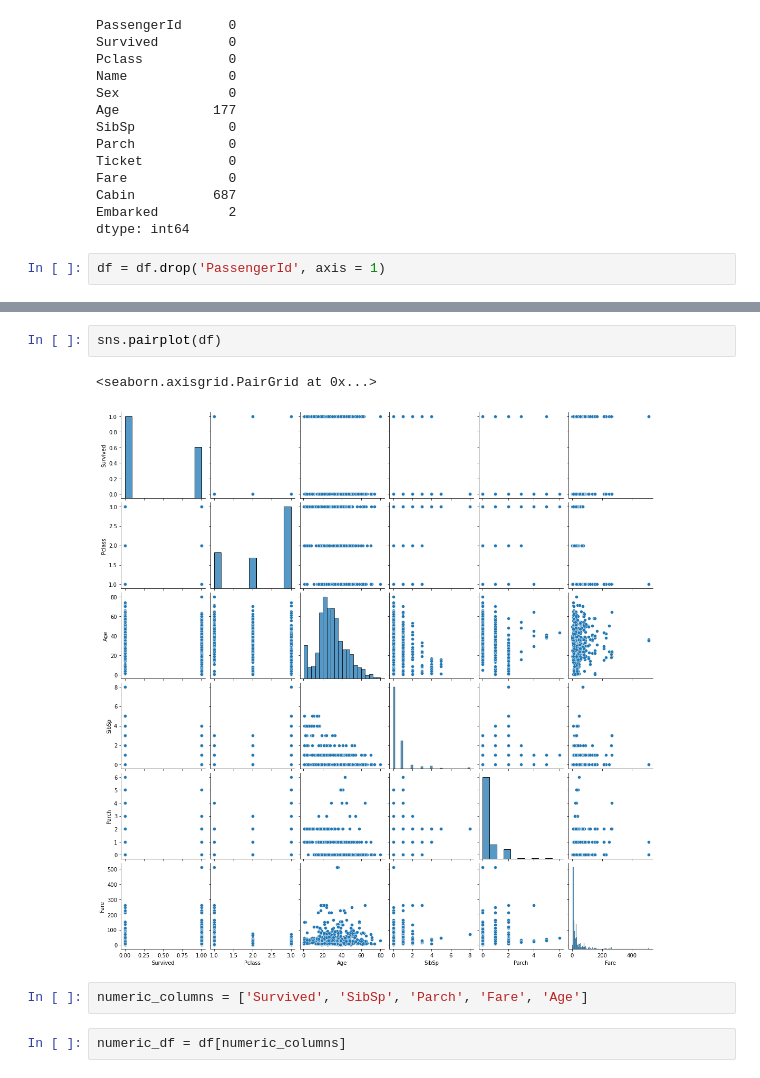
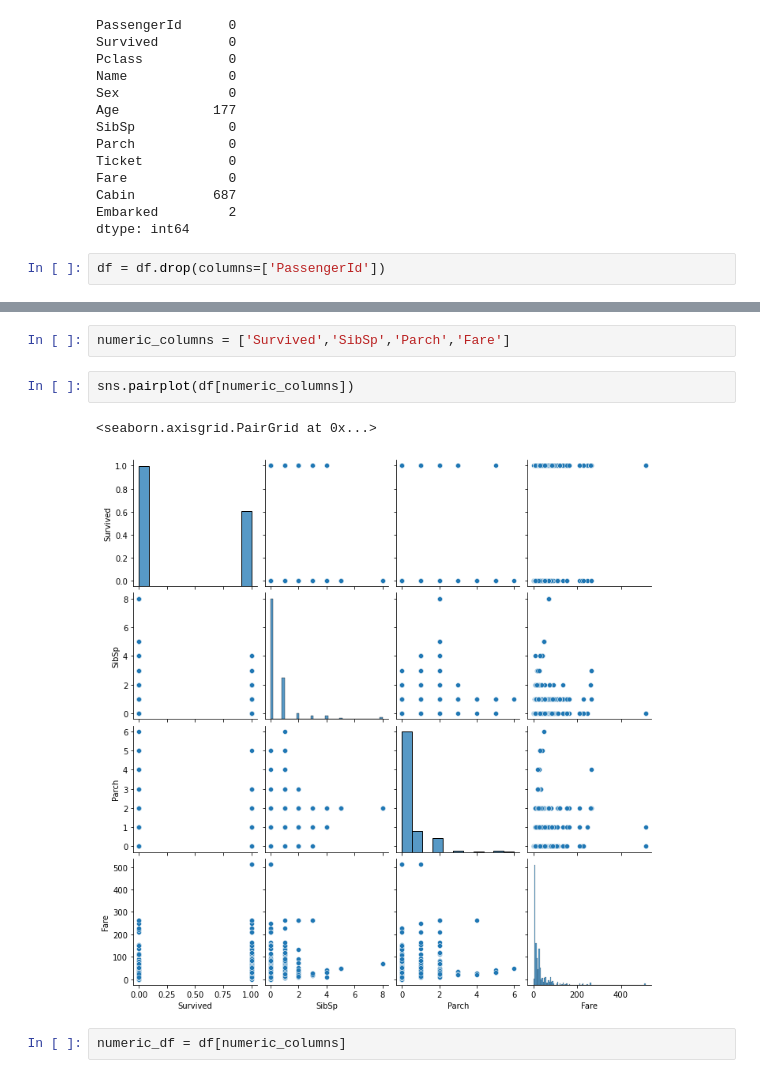
Before and after one commit to JasmineHuang25/ntl01-dtsc-live-103122, a Jupyter notebook: 3Phase/44-classification_workflow.ipynb, the cells around one changed output, grey strips where cells are left out. Drawn from its saved outputs; the diff is of its cells as text.

```diff
--- a/3Phase/44-classification_workflow.ipynb
+++ b/3Phase/44-classification_workflow.ipynb
@@ -104,7 +104,7 @@ Cabin          687
 Embarked         2
 dtype: int64
 # %%
-df = df.drop('PassengerId', axis = 1)
+df = df.drop(columns=['PassengerId'])
 # %%
 df.head()
 # %% [output]
@@ -114,13 +114,13 @@ df.head()
 | 2 | 1 | 3 | Heikkinen, Miss. Laina | female | 26.0 | 0 | 0 | STON/O2. 3101282 | 7.9250 | NaN | S |
 | 3 | 1 | 1 | Futrelle, Mrs. Jacques Heath (Lil... | female | 35.0 | 1 | 0 | 113803 | 53.1000 | C123 | S |
 | 4 | 0 | 3 | Allen, Mr. William Henry | male | 35.0 | 0 | 0 | 373450 | 8.0500 | NaN | S |
+# %%
+numeric_columns = ['Survived','SibSp','Parch','Fare']
 # %%
-sns.pairplot(df)
+sns.pairplot(df[numeric_columns])
 # %% [output]
 <seaborn.axisgrid.PairGrid at 0x...>
-[figure, old version]
+[figure, new version]
-# %%
-numeric_columns = ['Survived', 'SibSp', 'Parch', 'Fare', 'Age']
 # %%
 numeric_df = df[numeric_columns]
 # %%
```
Also changed, not shown: parts of 20 cells of this notebook.
